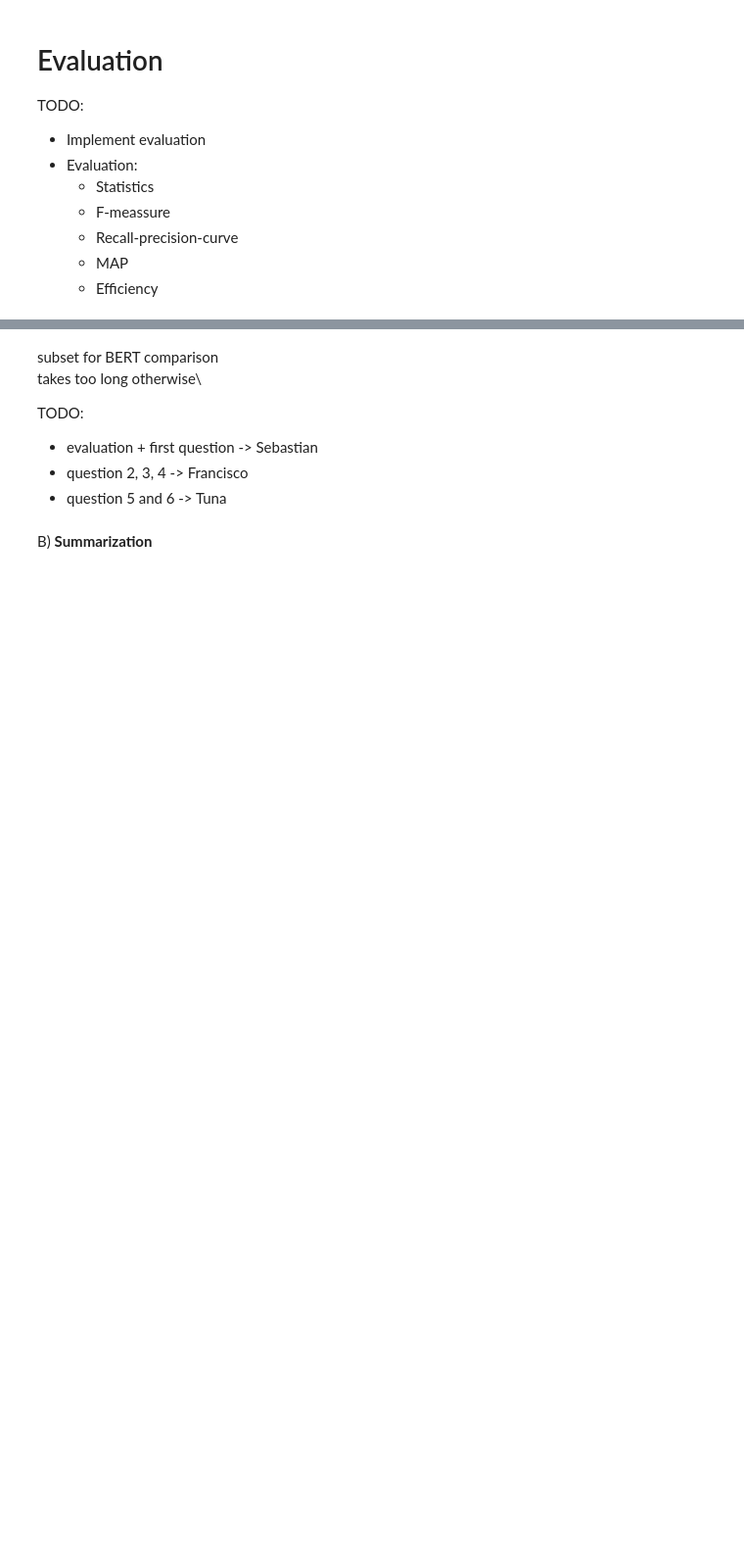
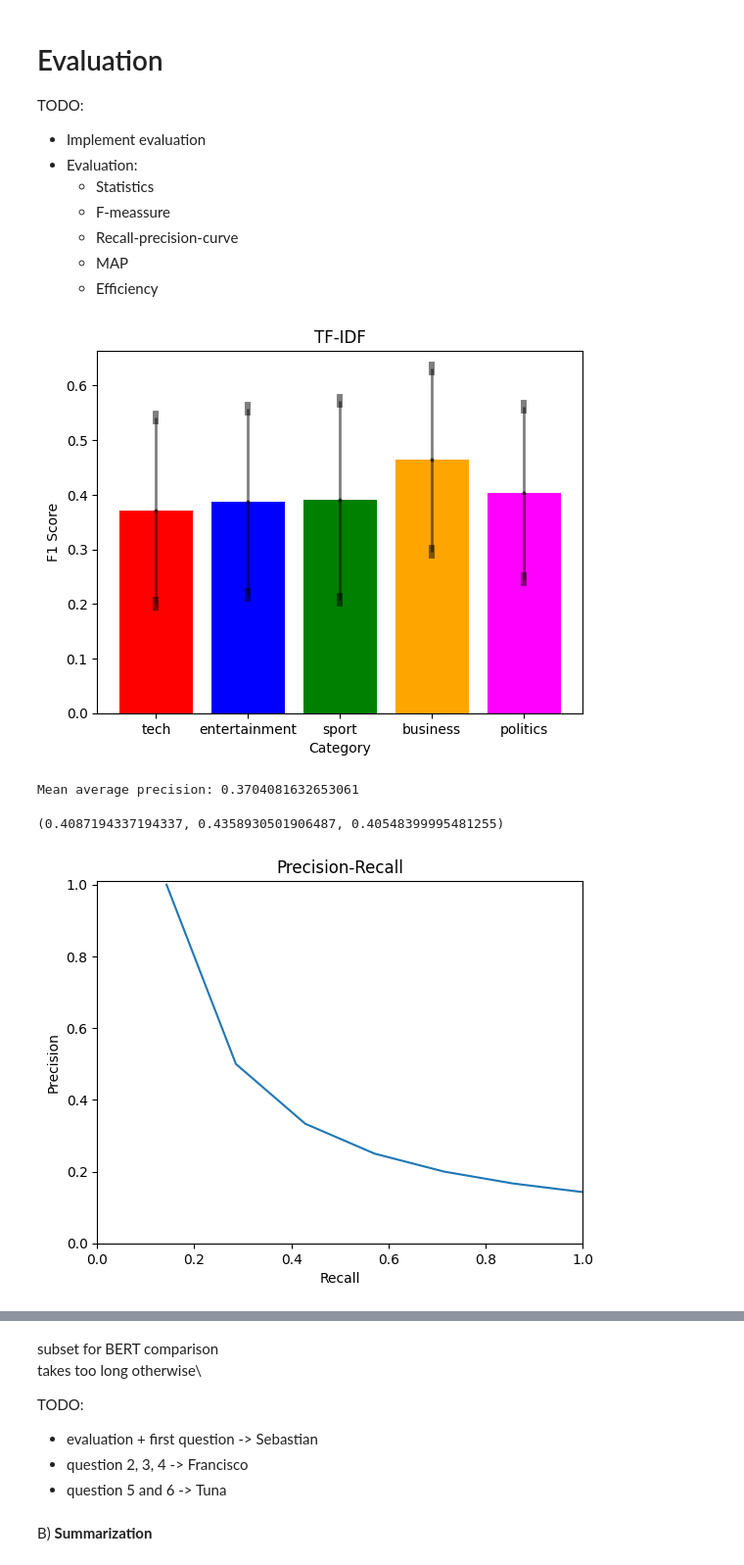
Before and after one commit to 1-0-GO/PRI2024, a Jupyter notebook: Gxx_P1_notebook.ipynb, the cells around one changed output, grey strips where cells are left out. Shown at 98% size. Saved outputs shown, nothing was run; the diff lists cells and outputs as text; code cells hidden in the pictures; blank space fills up the shorter version.

Commit message:
reading summaries, evaluation

```diff
--- a/Gxx_P1_notebook.ipynb
+++ b/Gxx_P1_notebook.ipynb
@@ -688,3 +853,26 @@ def get_F1(extracted_indices, relevant_indices):
+# %%
+def get_precision_recall_curve_data(extracted_indices, relevant_indices):
+    extracted_indices = list(extracted_indices.keys())
+    extracted_indices = list(map(int, extracted_indices))
+    relevant_indices = set(relevant_indices)
+    precision_level = list()
+    recall_level = list()
+    for k in range(len(extracted_indices)):
+        extracted_indices_at_k = set(extracted_indices[:k+1])
+        intersect = extracted_indices_at_k.intersection(relevant_indices)
+        precision = len(intersect)/len(extracted_indices_at_k)
+        precision_level.append(precision)
+        recall_level.append((k+1)/len(extracted_indices))
+    return precision_level, recall_level
+# %%
+def plot_precision_recall_curve(precision_level, recall_level):
+    plt.plot(recall_level, precision_level)
+    plt.xlim(0, 1)
+    plt.ylim(0, 1.01)
+    plt.xlabel("Recall")
+    plt.ylabel("Precision")
+    plt.title("Precision-Recall")
+    plt.plot()
 # %%
 def evaluation(S: list, R: list, **args) -> list:
     precisions = list()
@@ -717,6 +912,6 @@ def evaluation(S: list, R: list, **args) -> list:
 # %%
-with open("./testing/reference/summary_sentence_indices.json", "r") as f:
-    summary_sentence_indices = json.load(f)
+with open("./testing/reference/categorized_summary_sentence_indices.json", "r") as f:
+    categorized_summary_sentence_indices = json.load(f)
 # %%
-with open("./testing/extracts/tf_idf/scores.json", "r") as f:
+with open("./testing/extracts/tf_idf/categorized_scores.json", "r") as f:
     tf_idf_extract = json.load(f)
@@ -724,0 +921,7 @@ evaluation(summary_sentence_indices, tf_idf_extract)
+# %%
+evaluation(categorized_summary_sentence_indices, tf_idf_extract, category_names=category_names, model_name="TF-IDF")
+# %% [output]
+[figure, added]
+Mean average precision: 0.3704081632653061
+(0.4087194337194337, 0.4358930501906487, 0.40548399995481255)
+[figure, added]
```
Also changed, not shown: parts of 40 cells of this notebook, 5 other files.
